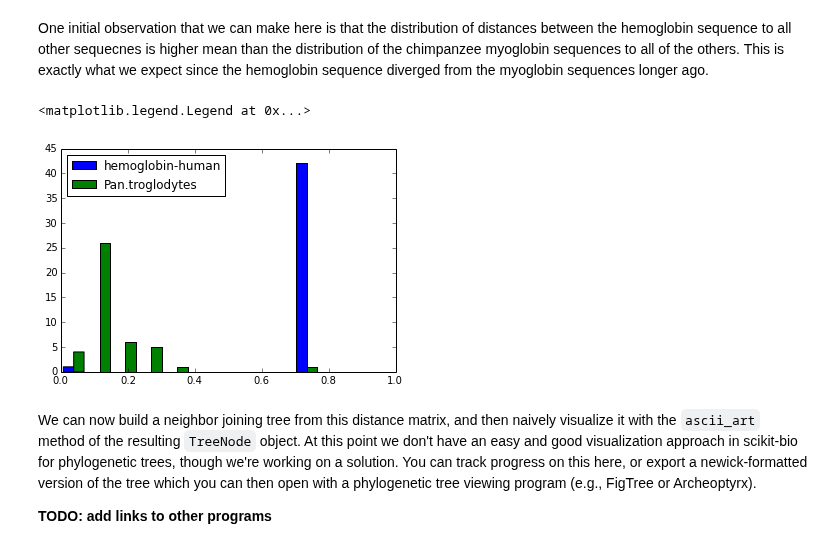
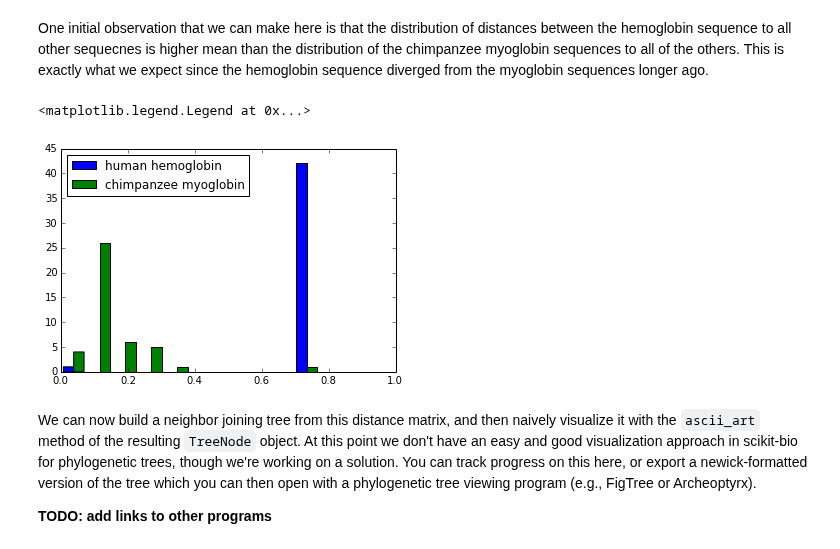
Before and after one commit to scikit-bio/scikit-bio-cookbook, a Jupyter notebook: phylogeny-reconstruction-and-tree-rooting.ipynb, the cells around one changed output. Cells and saved outputs as stored; diff of their text form; code cells hidden in the pictures.

```diff
--- a/phylogeny-reconstruction-and-tree-rooting.ipynb
+++ b/phylogeny-reconstruction-and-tree-rooting.ipynb
@@ -168,13 +168,13 @@ One initial observation that we can make here is that the distribution of distan
 # %%
 fig = figure()
 ax = fig.add_subplot(111)
-ax.hist([dm['hemoglobin-human'], dm['Pan.troglodytes']], label=['hemoglobin-human', 'Pan.troglodytes'])
+ax.hist([dm['hemoglobin-human'], dm['Pan.troglodytes-chimpanzee']], label=['human hemoglobin', 'chimpanzee myoglobin'])
 ax.set_xlim((0,1))
 
 ax.legend(loc='upper left')
 # %% [output]
 <matplotlib.legend.Legend at 0x...>
-[figure, old version]
+[figure, new version]
 # %% [markdown]
 We can now build a neighbor joining tree from this distance matrix, and then naively visualize it with the ``ascii_art`` method of the resulting ``TreeNode`` object. At this point we don't have an easy and good visualization approach in scikit-bio for phylogenetic trees, though we're working on a solution. You can track progress on this here, or export a newick-formatted version of the tree which you can then open with a phylogenetic tree viewing program (e.g., FigTree or Archeoptyrx).
 
```
Also changed, not shown: parts of 7 cells of this notebook, 1 other file.
